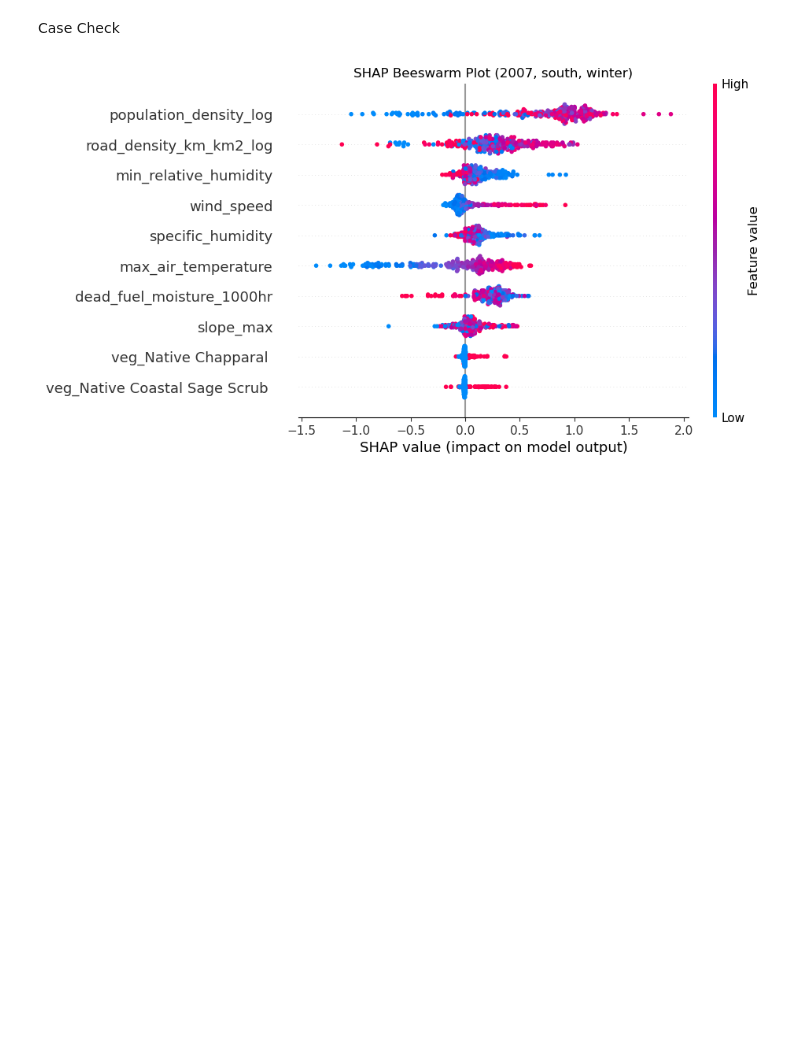
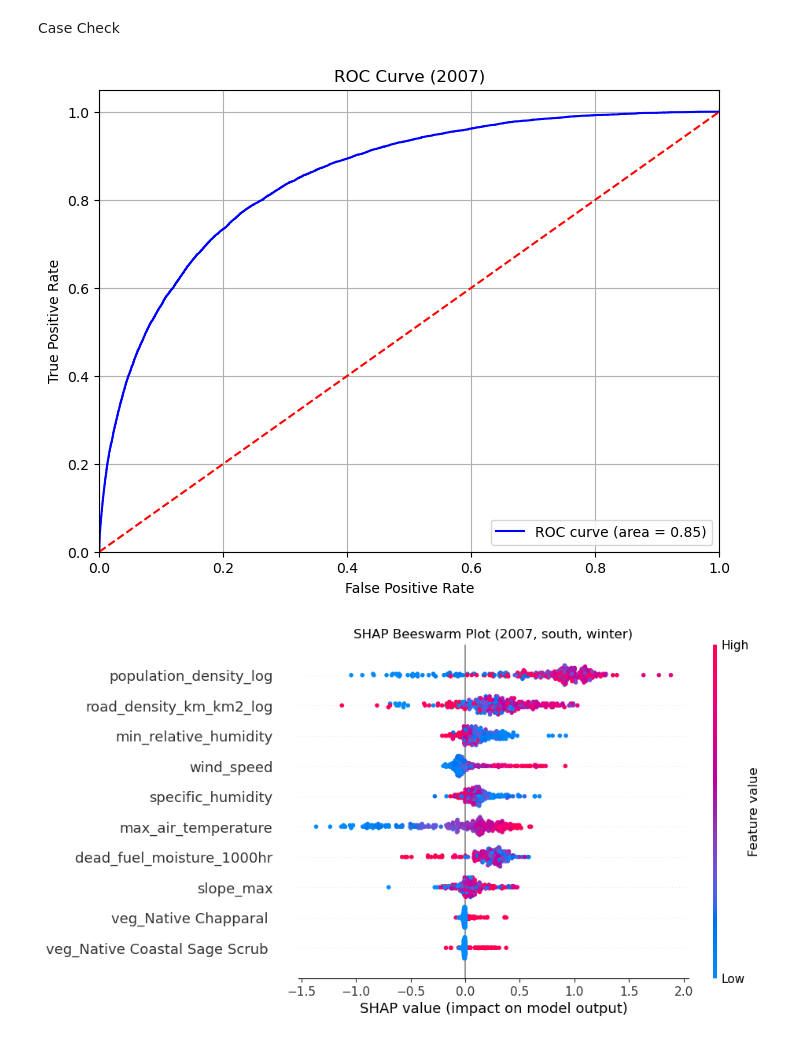
Before and after one commit to fangshuye98/CA_WildFire_ML, a Jupyter notebook: Code/05 Expain - South - Season - FireSize - 2007_2020.ipynb, the cells around one changed output. Drawn from its saved outputs; the diff is of its cells as text; code cells hidden in the pictures; blank space fills up the shorter version.

```diff
--- a/Code/05 Expain - South - Season - FireSize - 2007_2020.ipynb
+++ b/Code/05 Expain - South - Season - FireSize - 2007_2020.ipynb
@@ -317,3 +458,19 @@ with tqdm(total=total_iterations, desc="Processing years, areas, and season") as
 # %% [markdown]
 Case Check
+# %%
+# shap plot
+years = [2007]
+
+big_fire_size = 1
+# surpress warnings
+warnings.filterwarnings("ignore")
+
+with tqdm(total=1, desc="Processing years, areas, and season") as pbar:
+    for yr in years:
+        Eval_data = pd.read_csv(f'../Clean_Data/Model_Data/Evaluation/Features_w_Label_w_pred/{yr}_predictions.csv')
+        Eval_data['day'] = pd.to_datetime(Eval_data['day'], format='%Y-%m-%d', errors='coerce')
+
+        save_roc_curve(Eval_data['IS_FIRE'], Eval_data['predictions'], title='ROC Curve', eval_year=yr, show=True)
+# %% [output]
+[figure, added]
 # %%
```
Also changed, not shown: parts of 13 cells of this notebook, 44 other files.
